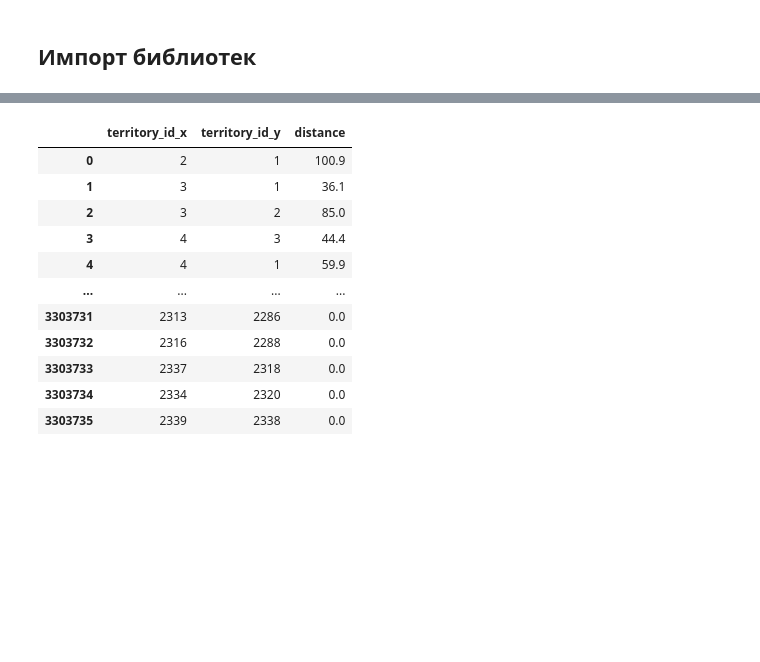
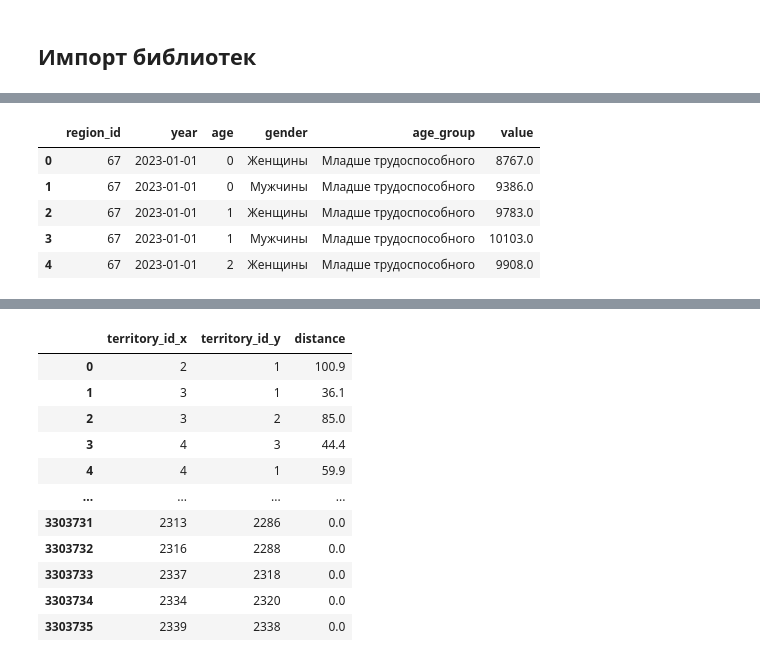
Before and after one commit to sn0wy-owl/SberIndex, a Jupyter notebook: EDA.ipynb, the cells around one changed output, grey strips where cells are left out. Saved outputs shown, nothing was run; the diff lists cells and outputs as text; code cells hidden in the pictures; blank space fills up the shorter version.

```diff
--- a/EDA.ipynb
+++ b/EDA.ipynb
@@ -104,0 +113,3 @@ array(['Все отрасли', 'Обрабатывающие производс
+# %%
+# Сгруппируем по регионам и просуммируем население
+population = population.pivot_table(index=['region_name', 'year', 'age', 'gender'], values='value', aggfunc=sum).reset_index()
@@ -104,0 +124,28 @@ array(['Все отрасли', 'Обрабатывающие производс
+# %%
+# Выделим категорию трудоспособности по возрасту
+m_bins = [-1, 16, 61, 100]
+w_bins = [-1, 16, 55, 100]
+
+labels = ['Младше трудоспособного', 'Трудоспособного', 'Старше трудоспособного']
+
+population.loc[population['gender'] == 'Мужчины', 'age_group'] = pd.cut(population.loc[population['gender'] == 'Мужчины', 'age'], bins=m_bins, labels=labels)
+population.loc[population['gender'] == 'Женщины', 'age_group'] = pd.cut(population.loc[population['gender'] == 'Женщины', 'age'], bins=w_bins, labels=labels)
+# %%
+# Заменим название региона на id региона
+population = (population
+              .merge(region_list[['region_id', 'region_name']], how='left', on='region_name')
+              [['region_id', 'year', 'age', 'gender', 'age_group', 'value']])
+
+# Отчищаем категории без данных
+population.dropna(inplace=True)
+# Приводим тип к целочисленному
+population['region_id'] = population['region_id'].astype(int)
+# %%
+population.head()
+# %% [output]
+|  | region_id | year | age | gender | age_group | value |
+| 0 | 67 | 2023-01-01 | 0 | Женщины | Младше трудоспособного | 8767.0 |
+| 1 | 67 | 2023-01-01 | 0 | Мужчины | Младше трудоспособного | 9386.0 |
+| 2 | 67 | 2023-01-01 | 1 | Женщины | Младше трудоспособного | 9783.0 |
+| 3 | 67 | 2023-01-01 | 1 | Мужчины | Младше трудоспособного | 10103.0 |
+| 4 | 67 | 2023-01-01 | 2 | Женщины | Младше трудоспособного | 9908.0 |
```
Also changed, not shown: parts of 58 cells of this notebook, 13 other files.
